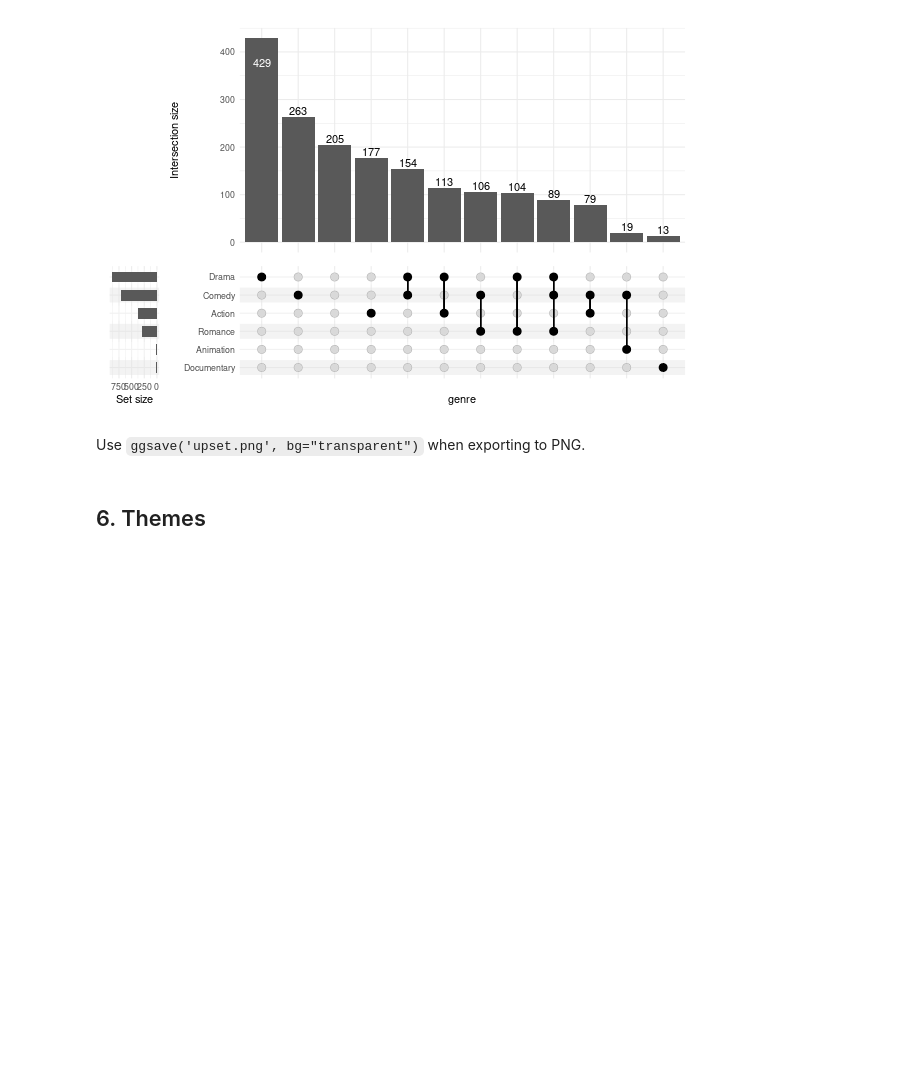
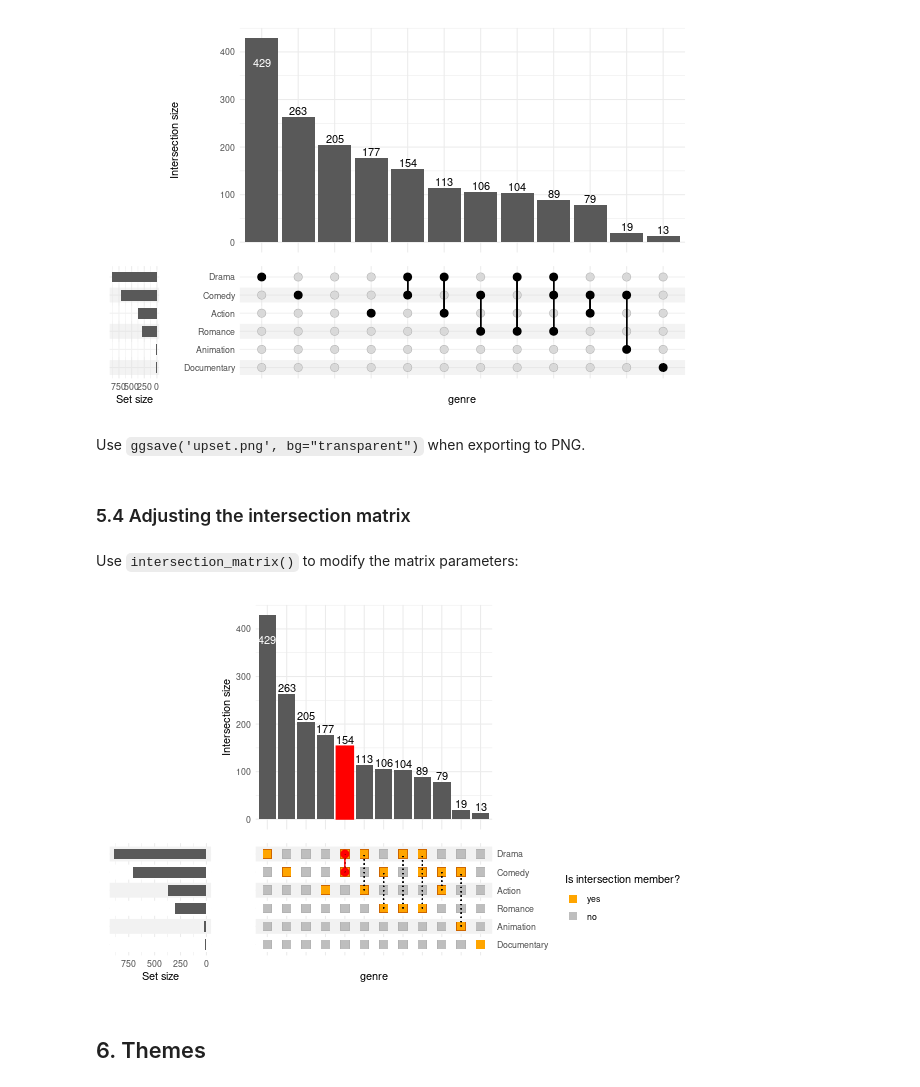
Before and after one commit to krassowski/complex-upset, a Jupyter notebook: vignettes/Examples.ipynb, the cells around one changed output. Drawn from its saved outputs; the diff is of its cells as text; code cells hidden in the pictures; blank space fills up the shorter version.

Commit message:
Implement intersection matrix customization, closes #74

```diff
--- a/vignettes/Examples.ipynb
+++ b/vignettes/Examples.ipynb
@@ -689,6 +689,49 @@ You need to set the plot background to transparent and adjust colors of stripes
 [figure]
 # %% [markdown]
 Use `ggsave('upset.png', bg="transparent")` when exporting to PNG.
+# %% [markdown]
+### 5.4 Adjusting the intersection matrix
+# %% [markdown]
+Use `intersection_matrix()` to modify the matrix parameters:
+# %%
+%%R -w 600 -h 400
+upset(
+    movies, genres, name='genre', min_size=10,
+    matrix=(
+        intersection_matrix(
+            geom=geom_point(
+                shape='square',
+                size=3.5
+            ),
+            segment=geom_segment(
+                linetype='dotted'
+            ),
+            outline_color=list(
+                active='darkorange3',
+                inactive='grey70'
+            )
+        )
+        + scale_color_manual(
+            values=c('TRUE'='orange', 'FALSE'='grey'),
+            labels=c('TRUE'='yes', 'FALSE'='no'),
+            breaks=c('TRUE', 'FALSE'),
+            name='Is intersection member?'
+        )
+        + scale_y_discrete(
+            position='right'
+        )
+    ),
+    queries=list(
+        upset_query(
+            intersect=c('Drama', 'Comedy'),
+            color='red',
+            fill='red',
+            only_components=c('intersections_matrix', 'Intersection size')
+        )
+    )
+)
+# %% [output]
+[figure, added]
 # %% [markdown]
 ## 6. Themes
 # %% [markdown]
```
Also changed, not shown: parts of 3 cells of this notebook, 7 other files.
